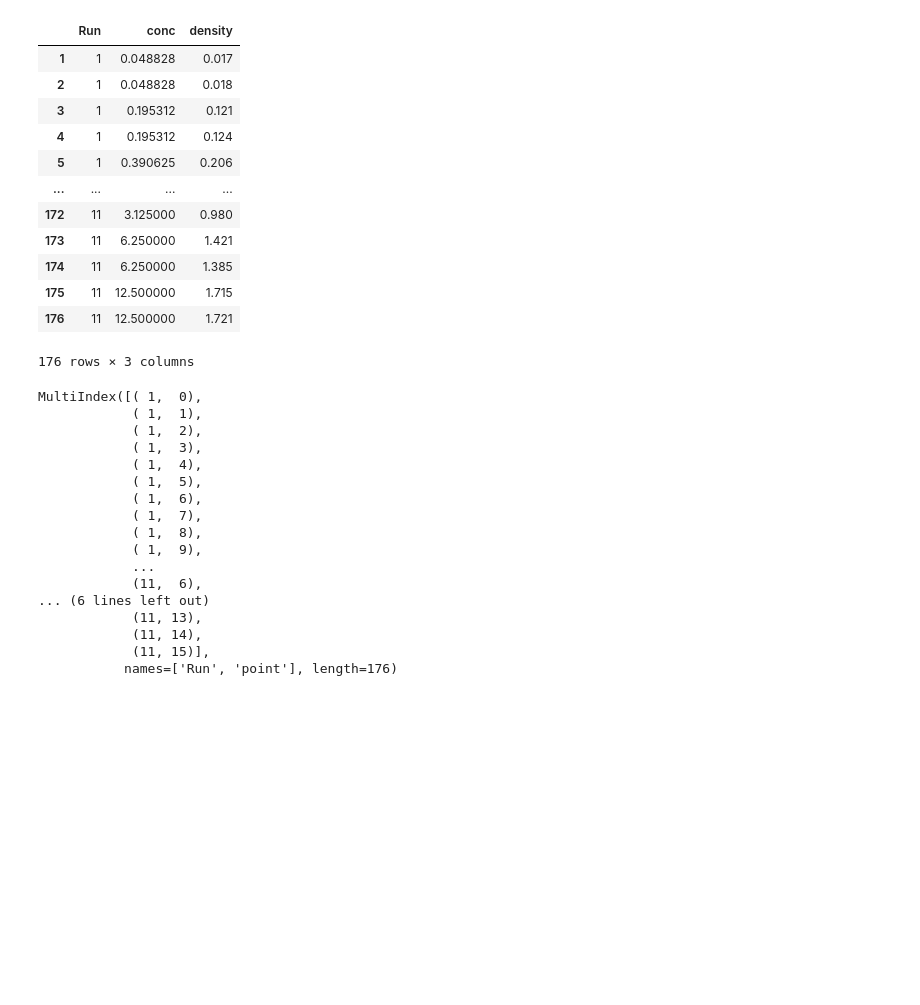
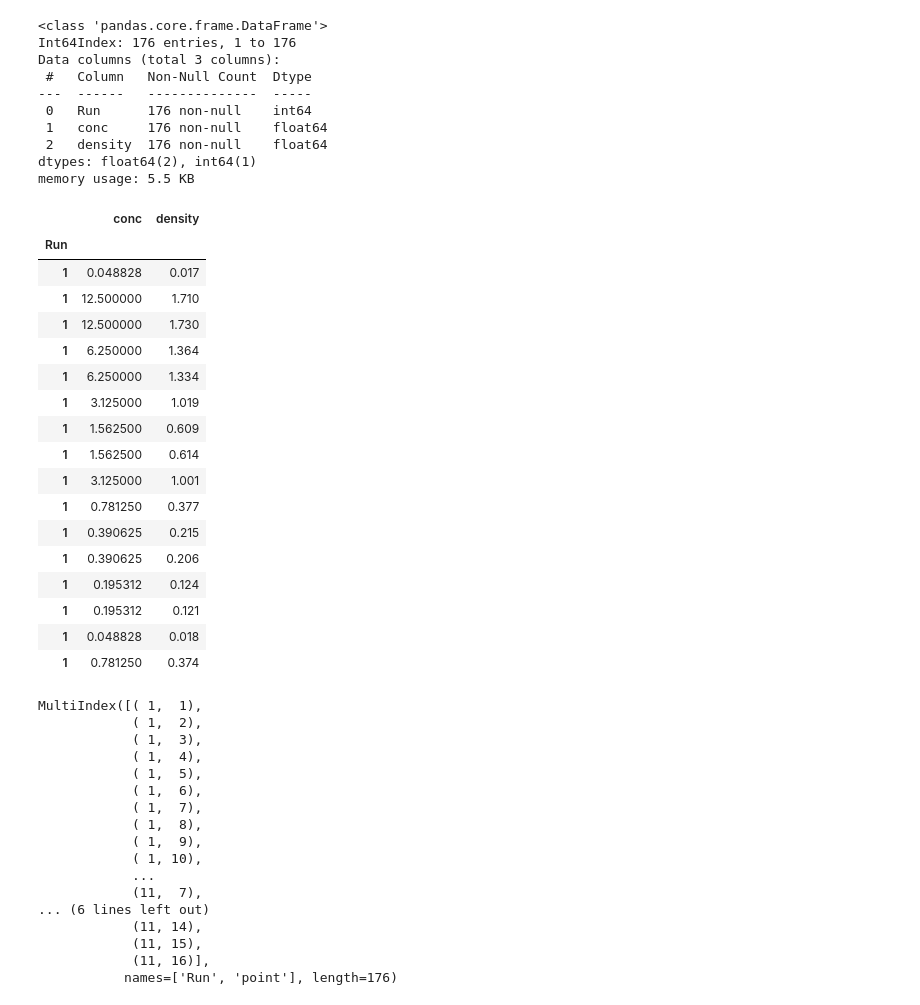
Before and after one commit to JShermanK1/binder_r_conda, a Jupyter notebook: Data_Club_figure_plot.ipynb, the cells around one changed output. Saved outputs shown, nothing was run; the diff lists cells and outputs as text; code cells hidden in the pictures; blank space fills up the shorter version.

```diff
--- a/Data_Club_figure_plot.ipynb
+++ b/Data_Club_figure_plot.ipynb
@@ -4,29 +4,47 @@ from matplotlib import pyplot as plt #import just the pyplot part of matplotlib
 # %%
 DNase = pd.read_csv("./DNase.csv", index_col= 0) #use pandas to read the csv of DNase made seperately in R
 # %%
-DNase
+DNase.info()
 # %% [output]
-|  | Run | conc | density |
-| 1 | 1 | 0.048828 | 0.017 |
-| 2 | 1 | 0.048828 | 0.018 |
-| 3 | 1 | 0.195312 | 0.121 |
-| 4 | 1 | 0.195312 | 0.124 |
-| 5 | 1 | 0.390625 | 0.206 |
-| ... | ... | ... | ... |
-| 172 | 11 | 3.125000 | 0.980 |
-| 173 | 11 | 6.250000 | 1.421 |
-| 174 | 11 | 6.250000 | 1.385 |
-| 175 | 11 | 12.500000 | 1.715 |
-| 176 | 11 | 12.500000 | 1.721 |
-176 rows × 3 columns
+<class 'pandas.core.frame.DataFrame'>
+Int64Index: 176 entries, 1 to 176
+Data columns (total 3 columns):
+ #   Column   Non-Null Count  Dtype
+---  ------   --------------  -----
+ 0   Run      176 non-null    int64
+ 1   conc     176 non-null    float64
+ 2   density  176 non-null    float64
+dtypes: float64(2), int64(1)
+memory usage: 5.5 KB
 # %%
 DNase.sort_values("Run", inplace= True) #sort the data on the "Run" column
 # %%
 DNase.set_index("Run", inplace= True) #set "Run" as an index to make the next part simpler
+# %%
+DNase.xs(1)
+# %% [output]
+|  | conc | density |
+| Run |  |  |
+| 1 | 0.048828 | 0.017 |
+| 1 | 12.500000 | 1.710 |
+| 1 | 12.500000 | 1.730 |
+| 1 | 6.250000 | 1.364 |
+| 1 | 6.250000 | 1.334 |
+| 1 | 3.125000 | 1.019 |
+| 1 | 1.562500 | 0.609 |
+| 1 | 1.562500 | 0.614 |
+| 1 | 3.125000 | 1.001 |
+| 1 | 0.781250 | 0.377 |
+| 1 | 0.390625 | 0.215 |
+| 1 | 0.390625 | 0.206 |
+| 1 | 0.195312 | 0.124 |
+| 1 | 0.195312 | 0.121 |
+| 1 | 0.048828 | 0.018 |
+| 1 | 0.781250 | 0.374 |
 # %%
 points= [] #make an empty array
 for i in DNase.index.unique(): #using i to represent each unique value in the index aka Run
-    points += [i for i in range(len(DNase.xs(i)))] #make a list of consecutive numbers the length of the data with each index value
+    points += [i+1 for i in range(len(DNase.loc[1]))] #make a list of consecutive numbers the length of the data with each index value
 
 new_index = pd.MultiIndex.from_tuples(list(zip(DNase.index, points)), names= ["Run", "point"])
 #zip the current index with the new array
@@ -34,8 +52,7 @@ new_index = pd.MultiIndex.from_tuples(list(zip(DNase.index, points)), names= ["R
 #us that list of tuples to form a multi-index with columns named Run and point
 print(new_index)
 # %% [output]
-MultiIndex([( 1,  0),
-            ( 1,  1),
+MultiIndex([( 1,  1),
             ( 1,  2),
             ( 1,  3),
             ( 1,  4),
@@ -44,12 +61,13 @@ MultiIndex([( 1,  0),
             ( 1,  7),
             ( 1,  8),
             ( 1,  9),
+            ( 1, 10),
             ...
-            (11,  6),
+            (11,  7),
 ... (6 lines left out)
-            (11, 13),
             (11, 14),
-            (11, 15)],
+            (11, 15),
+            (11, 16)],
            names=['Run', 'point'], length=176)
 # %%
 DNase.set_index(new_index, inplace= True) #make the multi-index the new index
```
Also changed, not shown: parts of 2 cells of this notebook, 1 other file.
